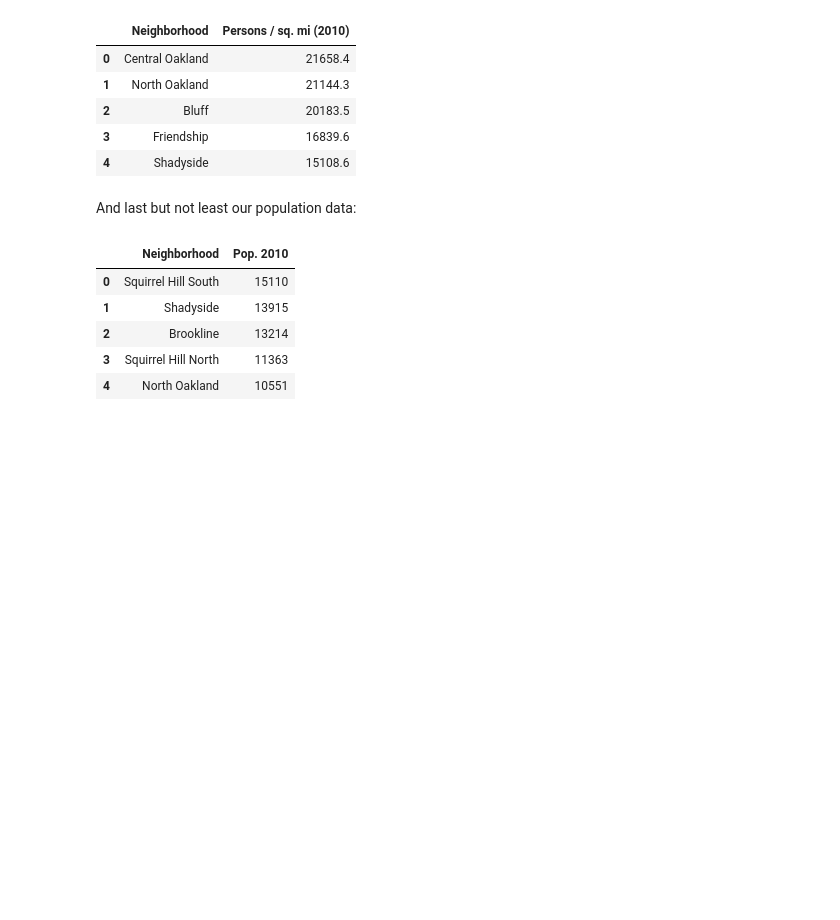
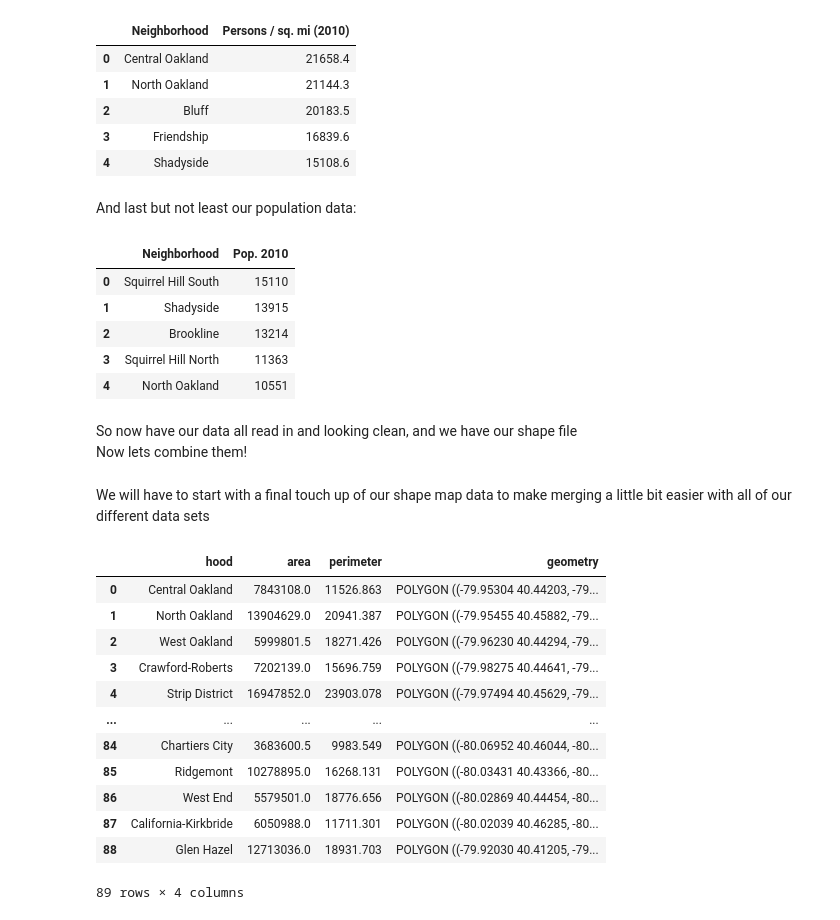
Before and after one commit to DomCampese/Big-Ideas-Final-Project, a Jupyter notebook: Final/FinalVersion.ipynb, the cells around one changed output. Drawn from its saved outputs; the diff is of its cells as text; code cells hidden in the pictures; blank space fills up the shorter version.

```diff
--- a/Final/FinalVersion.ipynb
+++ b/Final/FinalVersion.ipynb
@@ -88,3 +88,26 @@ pop.head()
 | 2 | Brookline | 13214 |
 | 3 | Squirrel Hill North | 11363 |
 | 4 | North Oakland | 10551 |
+# %% [markdown]
+So now have our data all read in and looking clean, and we have our shape file
+Now lets combine them!
+# %% [markdown]
+We will have to start with a final touch up of our shape map data to make merging a little bit easier with all of our different data sets
+# %%
+# make sure everything's in order
+neighborhoods = neighborhoods.dropna()
+neighborhoods[['hood','area','perimeter','geometry']]
+# %% [output]
+|  | hood | area | perimeter | geometry |
+| 0 | Central Oakland | 7843108.0 | 11526.863 | POLYGON ((-79.95304 40.44203, -79... |
+| 1 | North Oakland | 13904629.0 | 20941.387 | POLYGON ((-79.95455 40.45882, -79... |
+| 2 | West Oakland | 5999801.5 | 18271.426 | POLYGON ((-79.96230 40.44294, -79... |
+| 3 | Crawford-Roberts | 7202139.0 | 15696.759 | POLYGON ((-79.98275 40.44641, -79... |
+| 4 | Strip District | 16947852.0 | 23903.078 | POLYGON ((-79.97494 40.45629, -79... |
+| ... | ... | ... | ... | ... |
+| 84 | Chartiers City | 3683600.5 | 9983.549 | POLYGON ((-80.06952 40.46044, -80... |
+| 85 | Ridgemont | 10278895.0 | 16268.131 | POLYGON ((-80.03431 40.43366, -80... |
+| 86 | West End | 5579501.0 | 18776.656 | POLYGON ((-80.02869 40.44454, -80... |
+| 87 | California-Kirkbride | 6050988.0 | 11711.301 | POLYGON ((-80.02039 40.46285, -80... |
+| 88 | Glen Hazel | 12713036.0 | 18931.703 | POLYGON ((-79.92030 40.41205, -79... |
+89 rows × 4 columns
```
Also changed, not shown: parts of 3 cells of this notebook.
